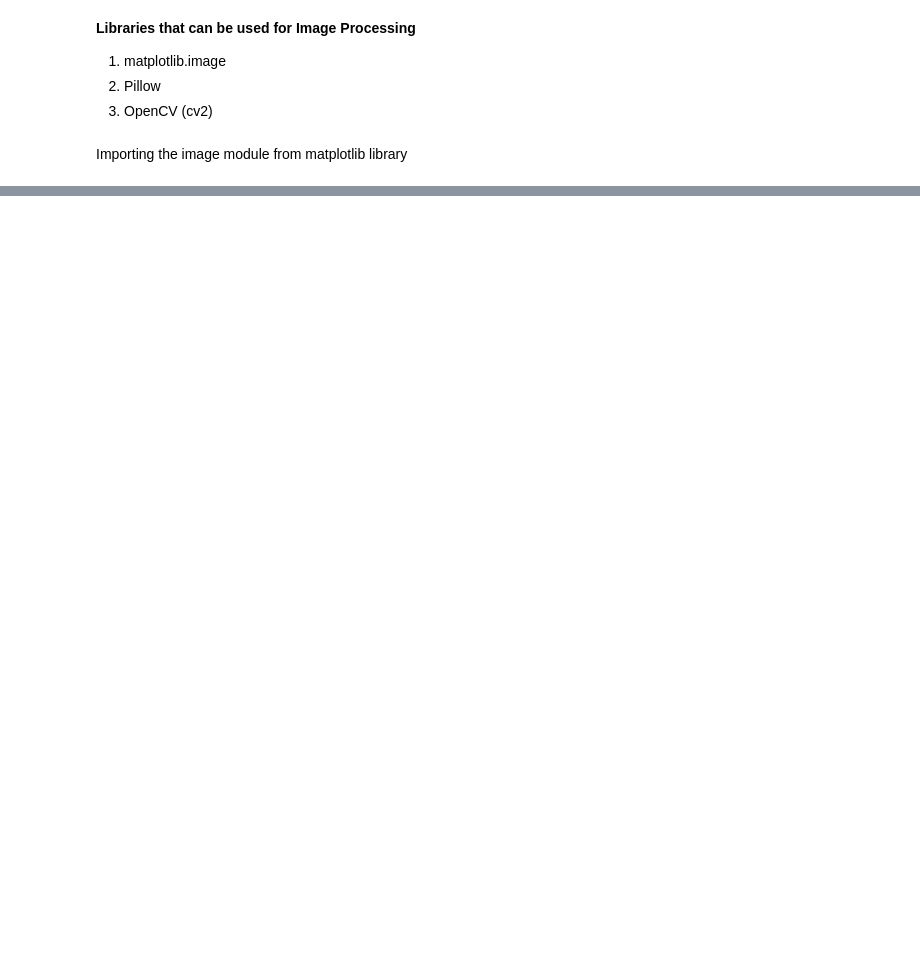
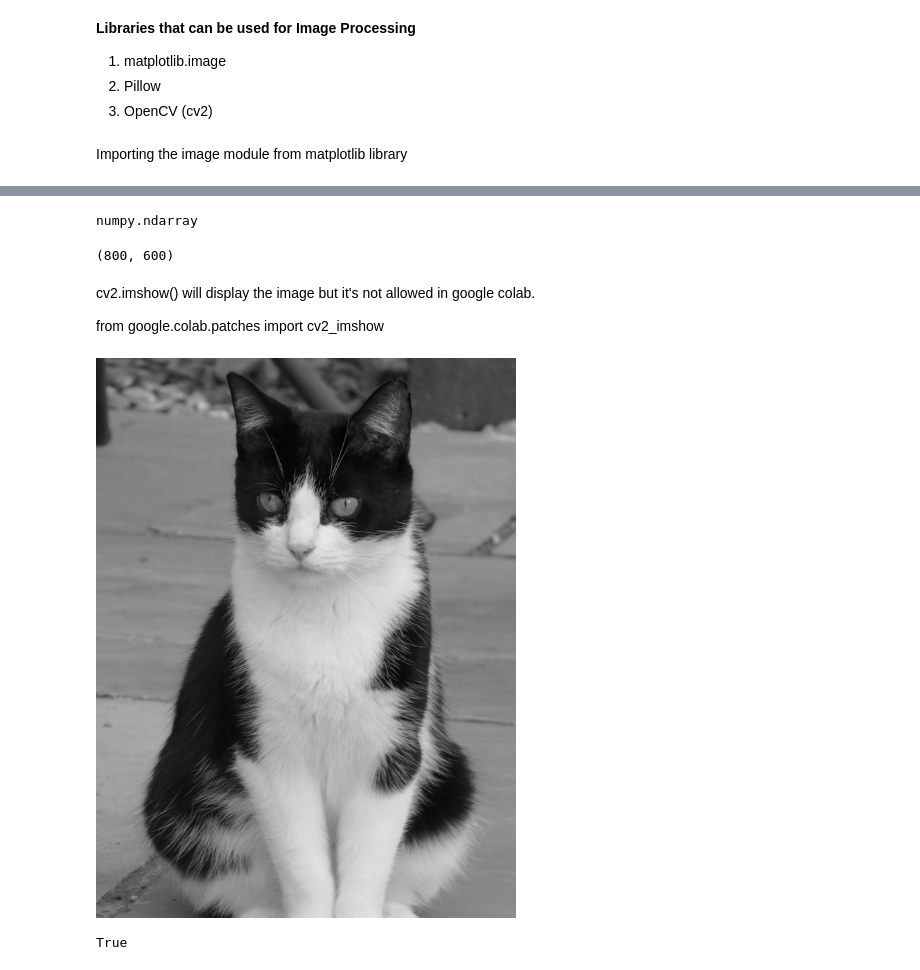
Before and after one commit to sushmitamalakar10/deep-learning-projects, a Jupyter notebook: ImageProcessing.ipynb, the cells around one changed output, grey strips where cells are left out. Drawn from its saved outputs; the diff is of its cells as text; code cells hidden in the pictures; blank space fills up the shorter version.

```diff
--- a/ImageProcessing.ipynb
+++ b/ImageProcessing.ipynb
@@ -34,0 +104,2 @@ img = mpimg.imread('/content/cat.jpg')
+# %%
+img = cv2.imread('/content/cat.jpg')
@@ -34,0 +114,14 @@ img = mpimg.imread('/content/cat.jpg')
+# %%
+grayscale_img = cv2.cvtColor(img, cv2.COLOR_RGB2GRAY)
+# %%
+type(grayscale_img)
+# %% [output]
+numpy.ndarray
+# %%
+grayscale_img.shape
+# %% [output]
+(800, 600)
+# %% [markdown]
+cv2.imshow() will display the image but it's not allowed in google colab.
+
+from google.colab.patches import cv2_imshow
@@ -34,0 +130,10 @@ img = mpimg.imread('/content/cat.jpg')
+# %%
+# displaying the image
+cv2_imshow(grayscale_img)
+# %% [output]
+[figure, added]
+# %%
+# saving the grayscale image
+cv2.imwrite('cat_grayscale.jpg', grayscale_img)
+# %% [output]
+True
```
Also changed, not shown: parts of 22 cells of this notebook.
